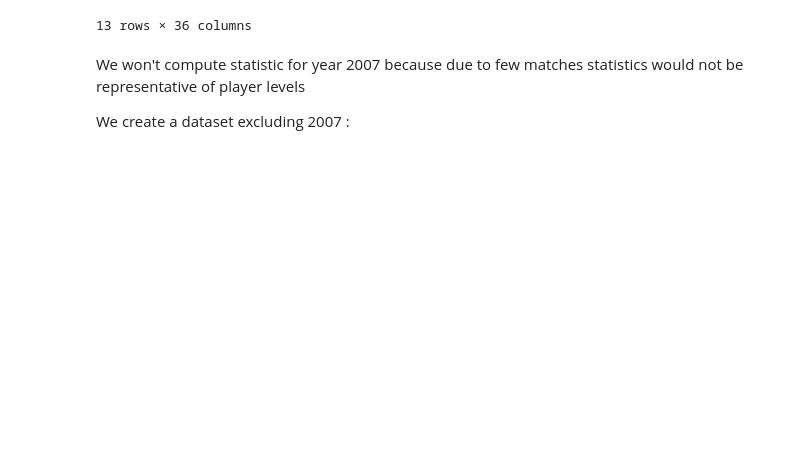
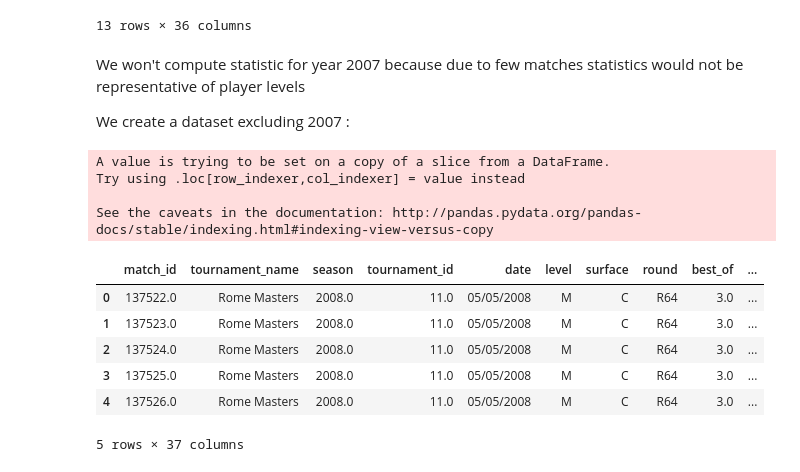
Before and after one commit to Thrynk/Tennis-prediction, a Jupyter notebook: big analysis/feature engineering/Historical averaging.ipynb, the cells around one changed output. Saved outputs shown, nothing was run; the diff lists cells and outputs as text; code cells hidden in the pictures; blank space fills up the shorter version.

```diff
--- a/big analysis/feature engineering/Historical averaging.ipynb
+++ b/big analysis/feature engineering/Historical averaging.ipynb
@@ -98,3 +103,19 @@ We create a dataset excluding 2007 :
 train_df_gt_2008 = train_df[train_df['datetime'] > '2008-01-01']
 # %%
 import numpy as np
+# %%
+for dataset in train_df_gt_2008:
+    train_df_gt_2008['fs'] = 0
+train_df_gt_2008.head()
+# %% [output]
+A value is trying to be set on a copy of a slice from a DataFrame.
+Try using .loc[row_indexer,col_indexer] = value instead
+
+See the caveats in the documentation: http://pandas.pydata.org/pandas-docs/stable/indexing.html#indexing-view-versus-copy
+|  | match_id | tournament_name | season | tournament_id | date | level | surface | round | best_of | ... |
+| 0 | 137522.0 | Rome Masters | 2008.0 | 11.0 | 05/05/2008 | M | C | R64 | 3.0 | ... |
+| 1 | 137523.0 | Rome Masters | 2008.0 | 11.0 | 05/05/2008 | M | C | R64 | 3.0 | ... |
+| 2 | 137524.0 | Rome Masters | 2008.0 | 11.0 | 05/05/2008 | M | C | R64 | 3.0 | ... |
+| 3 | 137525.0 | Rome Masters | 2008.0 | 11.0 | 05/05/2008 | M | C | R64 | 3.0 | ... |
+| 4 | 137526.0 | Rome Masters | 2008.0 | 11.0 | 05/05/2008 | M | C | R64 | 3.0 | ... |
+5 rows × 37 columns
```
Also changed, not shown: parts of 6 cells of this notebook, 3 other files.
